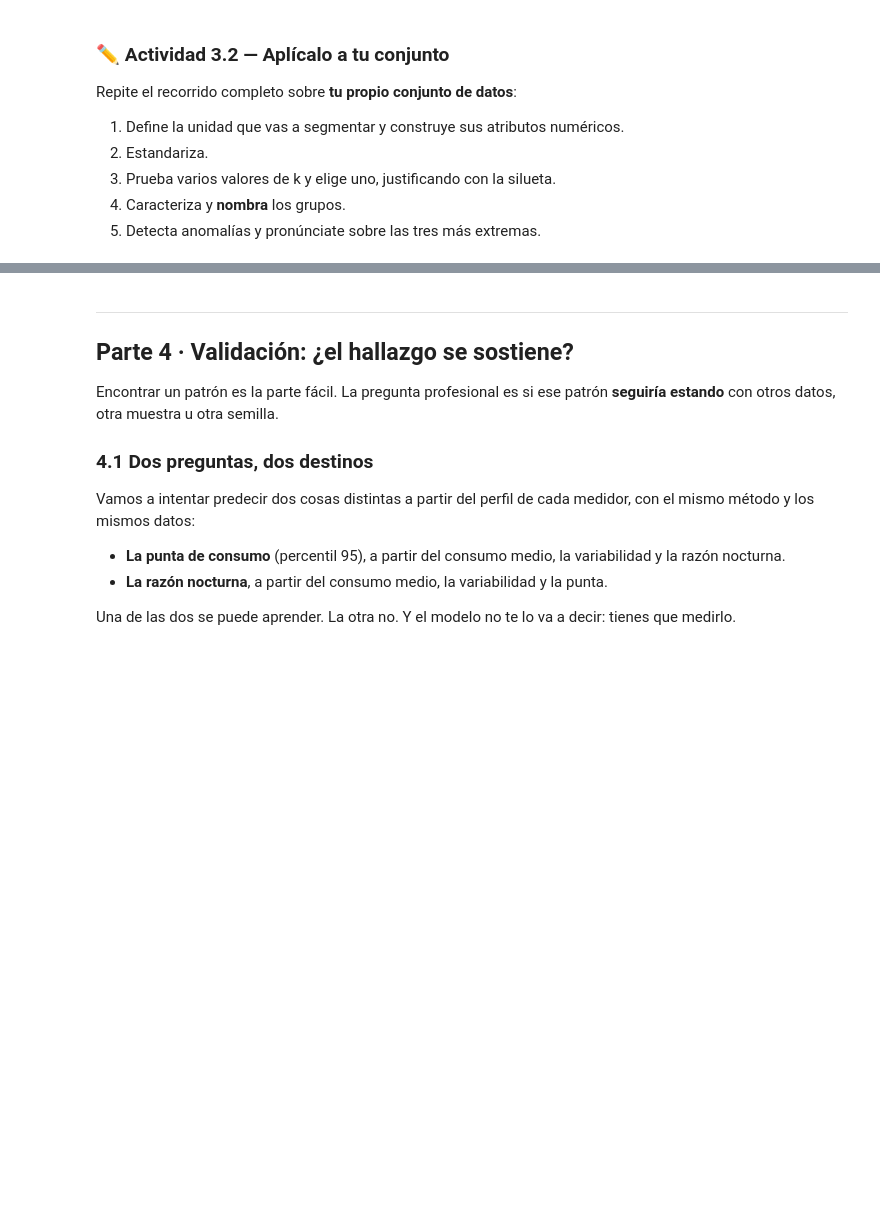
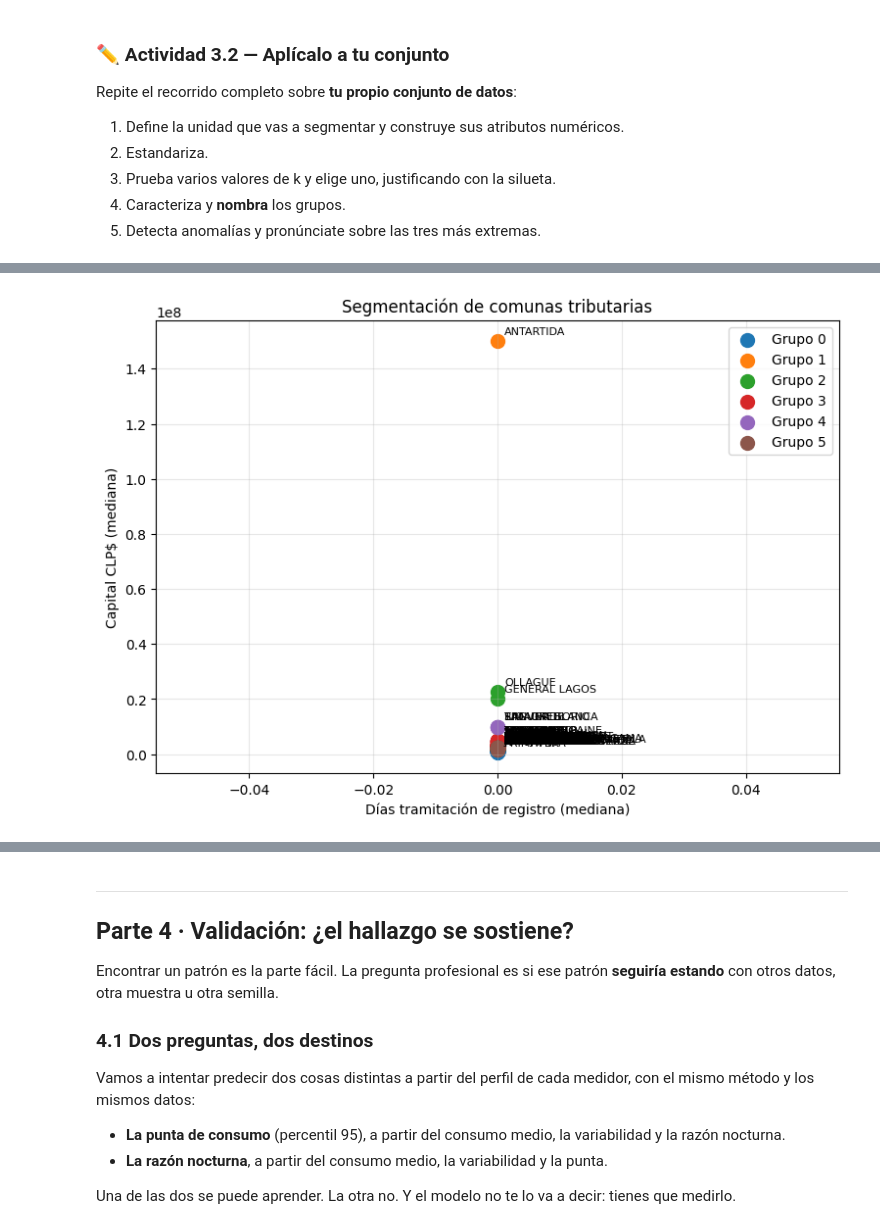
Before and after one commit to beneducarrco99/S4_Laboratorio4_CDD_Carrasco_Benjamin, a Jupyter notebook: S4_Notebook_Laboratorio_CDD_Carrasco_Benjamin.ipynb, the cells around one changed output, grey strips where cells are left out. Drawn from its saved outputs; the diff is of its cells as text; code cells hidden in the pictures; blank space fills up the shorter version.

```diff
--- a/S4_Notebook_Laboratorio_CDD_Carrasco_Benjamin.ipynb
+++ b/S4_Notebook_Laboratorio_CDD_Carrasco_Benjamin.ipynb
@@ -376,0 +534,11 @@ _Tu lectura de los grupos y de las anomalías de tu conjunto:_
+# %%
+# Armamos los grupos
+km = KMeans(n_clusters=6, random_state=SEMILLA, n_init=10).fit(X)
+perfil2['grupo'] = km.labels_
+resumen = perfil2.groupby('grupo').agg(
+    comuna_trib = ('tramitacion_mediana', 'size'),
+    dias_tramitacion_representativa = ('tramitacion_mediana', 'median'),
+    capital_representativo = ('capital_mediana', 'median')
+)
+
+display(resumen.round(3))
@@ -376,0 +554,31 @@ _Tu lectura de los grupos y de las anomalías de tu conjunto:_
+# %%
+# Graficamos los 6 grupos
+plt.figure(figsize=(9, 6))
+
+for grupo in sorted(perfil2['grupo'].unique()):
+    datos = perfil2[perfil2['grupo'] == grupo]
+
+    plt.scatter(
+        datos['tramitacion_mediana'],
+        datos['capital_mediana'],
+        s=100,
+        label=f'Grupo {grupo}'
+    )
+
+    for comuna_tributaria_norm, fila in datos.iterrows():
+        plt.annotate(
+            comuna_tributaria_norm,
+            (fila['tramitacion_mediana'], fila['capital_mediana']),
+            xytext=(5, 5),
+            textcoords='offset points',
+            fontsize=8
+        )
+
+plt.xlabel('Días tramitación de registro (mediana)')
+plt.ylabel('Capital CLP$ (mediana)')
+plt.title('Segmentación de comunas tributarias')
+plt.legend()
+plt.grid(alpha=0.3)
+plt.show()
+# %% [output]
+[figure, added]
```
Also changed, not shown: parts of 24 cells of this notebook.
